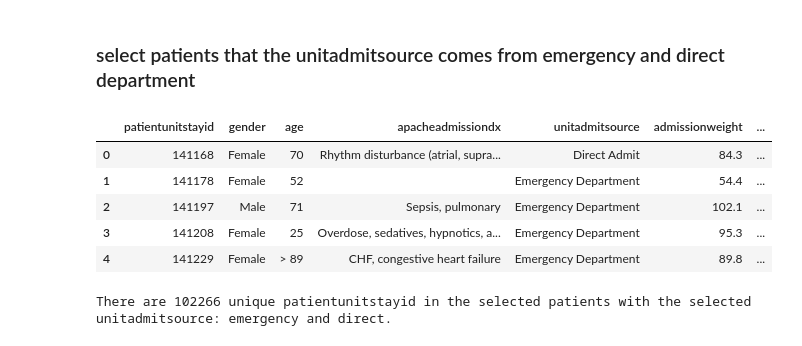
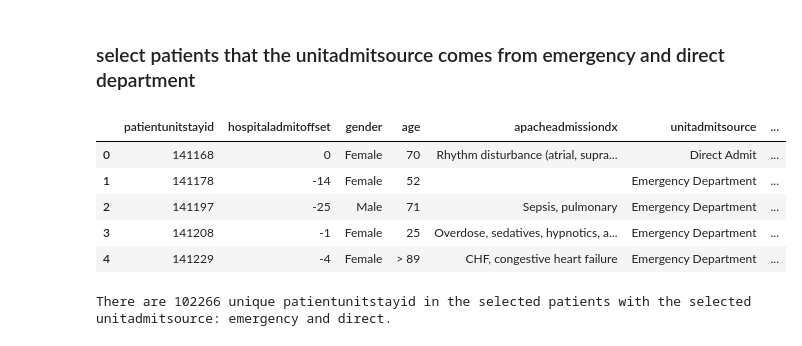
Before and after one commit to joy628/master-project, a Jupyter notebook: data-preprocessing/patient.ipynb, the cells around one changed output. Saved outputs shown, nothing was run; the diff lists cells and outputs as text; code cells hidden in the pictures.

Commit message:
patient data analysos

```diff
--- a/data-preprocessing/patient.ipynb
+++ b/data-preprocessing/patient.ipynb
@@ -115,22 +115,22 @@ df_unique.head()
 # %%
 query = query_schema + """
 
-SELECT DISTINCT patientunitstayid,gender,age,apacheadmissiondx,unitadmitsource,admissionweight,	dischargeweight,unitdischargelocation,	unitdischargestatus
+SELECT DISTINCT patientunitstayid,hospitaladmitOffset,gender,age,apacheadmissiondx,unitadmitsource,admissionweight,	dischargeweight,unitdischargelocation,	unitdischargestatus
 FROM patient
 WHERE unitadmitsource IN ('Emergency Department', 'Direct Admit')
  """
 
 df_selected_patients = pd.read_sql_query(query, con)
 # df_selected_patients.to_csv('/Users/meisun/Documents/study/thesis/master project/data-preprocessing/selected_patients.csv', index=False)
 # print("Data exported successfully to 'selected_patients.csv'.")
 df_selected_patients.head()
 # %% [output]
-|  | patientunitstayid | gender | age | apacheadmissiondx | unitadmitsource | admissionweight | ... |
-| 0 | 141168 | Female | 70 | Rhythm disturbance (atrial, supra... | Direct Admit | 84.3 | ... |
-| 1 | 141178 | Female | 52 |  | Emergency Department | 54.4 | ... |
-| 2 | 141197 | Male | 71 | Sepsis, pulmonary | Emergency Department | 102.1 | ... |
-| 3 | 141208 | Female | 25 | Overdose, sedatives, hypnotics, a... | Emergency Department | 95.3 | ... |
-| 4 | 141229 | Female | > 89 | CHF, congestive heart failure | Emergency Department | 89.8 | ... |
+|  | patientunitstayid | hospitaladmitoffset | gender | age | apacheadmissiondx | unitadmitsource | ... |
+| 0 | 141168 | 0 | Female | 70 | Rhythm disturbance (atrial, supra... | Direct Admit | ... |
+| 1 | 141178 | -14 | Female | 52 |  | Emergency Department | ... |
+| 2 | 141197 | -25 | Male | 71 | Sepsis, pulmonary | Emergency Department | ... |
+| 3 | 141208 | -1 | Female | 25 | Overdose, sedatives, hypnotics, a... | Emergency Department | ... |
+| 4 | 141229 | -4 | Female | > 89 | CHF, congestive heart failure | Emergency Department | ... |
 # %%
 n_selected_patients=df_selected_patients['patientunitstayid'].nunique()
 print("There are {} unique patientunitstayid in the selected patients with the selected unitadmitsource: emergency and direct.".format(n_selected_patients))
```
Also changed, not shown: parts of 3 cells of this notebook, 5 other files.
